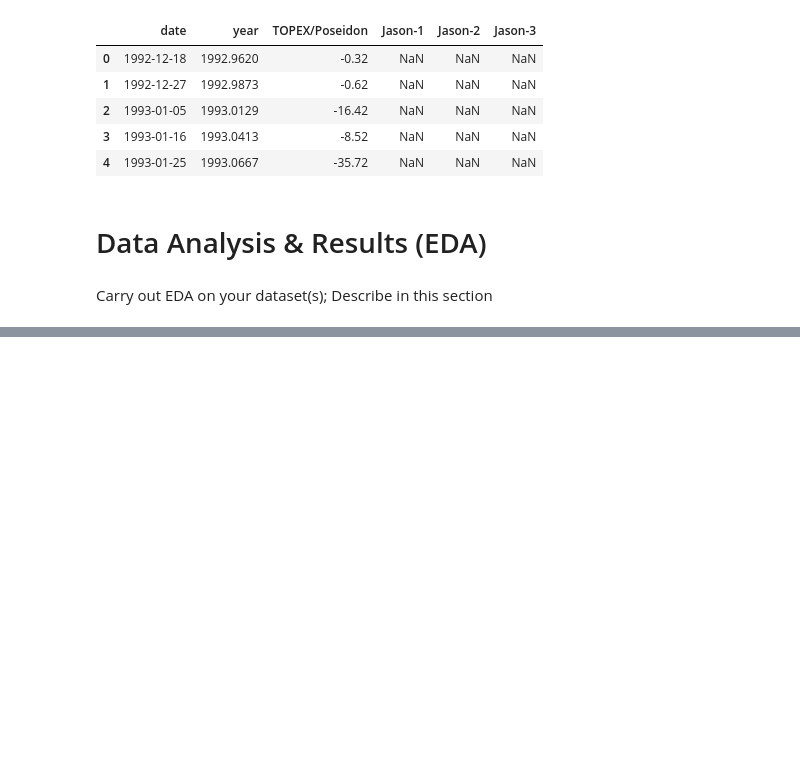
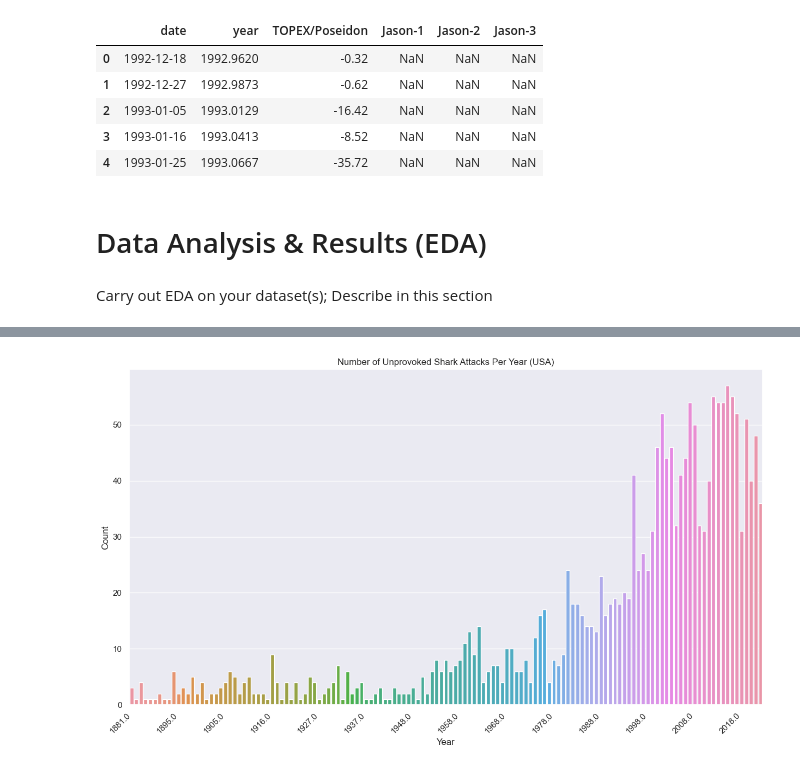
Before and after one commit to AndyCesium/COGS108_project, a Jupyter notebook: EDACheckpointGroup_064-Fa22.ipynb, the cells around one changed output, grey strips where cells are left out. Drawn from its saved outputs; the diff is of its cells as text; code cells hidden in the pictures; blank space fills up the shorter version.

Commit message:
Create plots for all datasets

```diff
--- a/EDACheckpointGroup_064-Fa22.ipynb
+++ b/EDACheckpointGroup_064-Fa22.ipynb
@@ -247,0 +259,18 @@ Carry out EDA on your dataset(s); Describe in this section
+# %%
+# We can see the number of reported shark attacks has increased over the years
+ax = sns.countplot(data=sharks_df, x='Year')
+
+# make countplot look more presentable
+ax.set(title='Number of Unprovoked Shark Attacks Per Year (USA)')
+ax.set_xticklabels(ax.get_xticklabels(), rotation=45, ha='right')
+plt.xlabel('Year', fontsize=12)
+plt.ylabel('Count')
+sns.set(rc = {'figure.figsize':(15,8)})
+
+# clean up x tick labels
+n = 10
+[l.set_visible(False) for (i, l) in enumerate(ax.xaxis.get_ticklabels()) if i % n != 0]
+
+sns.set(rc = {'figure.figsize':(15,8)})
+# %% [output]
+[figure, added]
```
Also changed, not shown: parts of 8 cells of this notebook.
